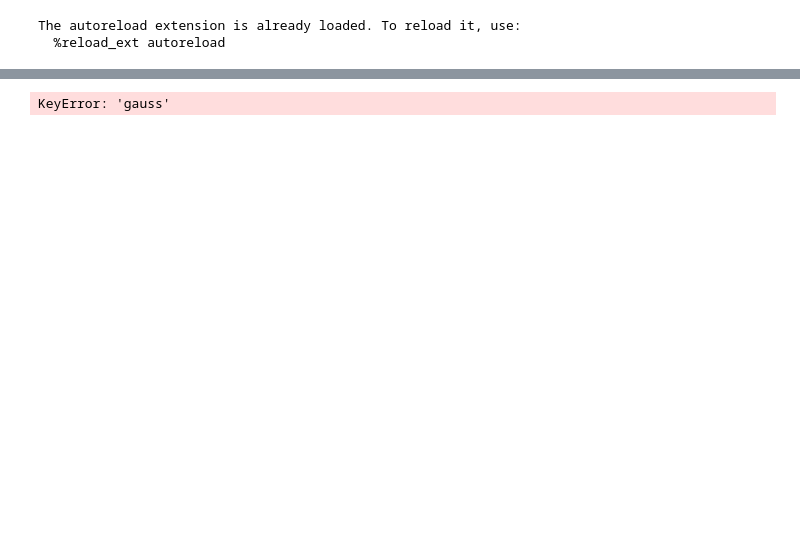
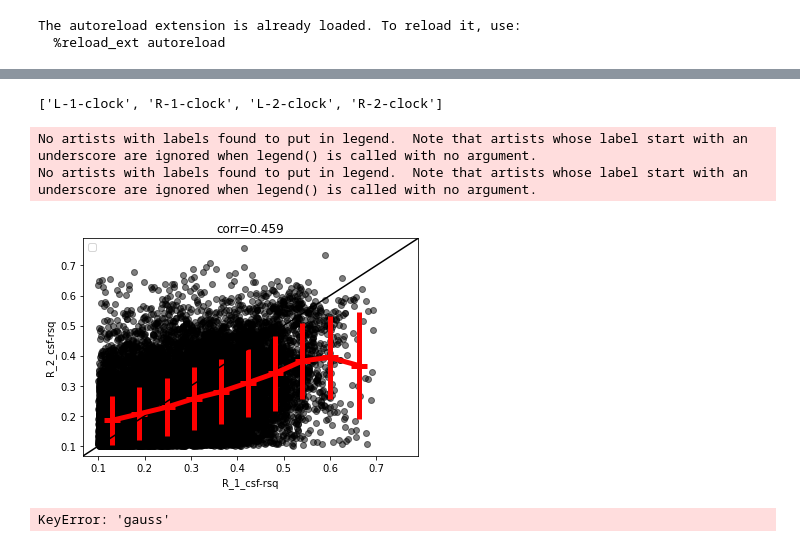
Before and after one commit to mdaghlian/amblyopia_emc, a Jupyter notebook: amb_scripts/r0_reports/r1_surfaces.ipynb, the cells around one changed output, grey strips where cells are left out. Cells and saved outputs as stored; diff of their text form; code cells hidden in the pictures; blank space fills up the shorter version.

```diff
--- a/amb_scripts/r0_reports/r1_surfaces.ipynb
+++ b/amb_scripts/r0_reports/r1_surfaces.ipynb
@@ -61,0 +113,4 @@ all_prf_obj2 = PrfMulti(prf_obj_list, prf_id_list)
+# %%
+fs.surf_list
+# %% [output]
+['L-1-clock', 'R-1-clock', 'L-2-clock', 'R-2-clock']
@@ -62,14 +176,19 @@ all_prf_obj2 = PrfMulti(prf_obj_list, prf_id_list)
 # %%
 # # # all_prf_obj.rapid_hist(ax=plt.gca(), px='pRFLE-hrf_deriv', alpha=0.5)
 # # # all_prf_obj.rapid_hist(ax=plt.gca(), px='pRFRE-hrf_deriv', alpha=0.5)
 # # all_prf_obj.rapid_hist(ax=plt.gca(), px='CSFRE-hrf_deriv', alpha=0.5)
 # # all_prf_obj.rapid_hist(ax=plt.gca(), px='CSFLE-hrf_deriv', alpha=0.5)
 
-# all_prf_obj.rapid_p_corr(
-#     'CSFLE-rsq',
-#     'CSFRE-rsq',
-#     th={'CSFLE-min-rsq':.1, 'CSFRE-min-rsq':.1},
-#     do_line=True, line_col='r', dot_col='k', dot_alpha=.5)
+eye = 'R'
+prf_multi.rapid_p_corr(
+    f'{eye}_1_csf-rsq',
+    f'{eye}_2_csf-rsq',
+    th={f'{eye}_1_csf-min-rsq':.1, f'{eye}_2_csf-min-rsq':.1}, do_id_line=True,
+    do_line=True, line_col='r', dot_col='k', dot_alpha=.5)
+# %% [output]
+No artists with labels found to put in legend.  Note that artists whose label start with an underscore are ignored when legend() is called with no argument.
+No artists with labels found to put in legend.  Note that artists whose label start with an underscore are ignored when legend() is called with no argument.
+[figure, added]
 # %%
 # prf_dE = Prf1T1Mx2(prf_obj['pRFLE']['gauss'], prf_obj['pRFRE']['gauss'], id1='prfLE', id2='prfRE')
 # csf_dE = Prf1T1Mx2(prf_obj['CSFLE']['csf'], prf_obj['CSFRE']['csf'], id1='csfLE', id2='csfRE')
```
Also changed, not shown: parts of 15 cells of this notebook, 11 other files.
